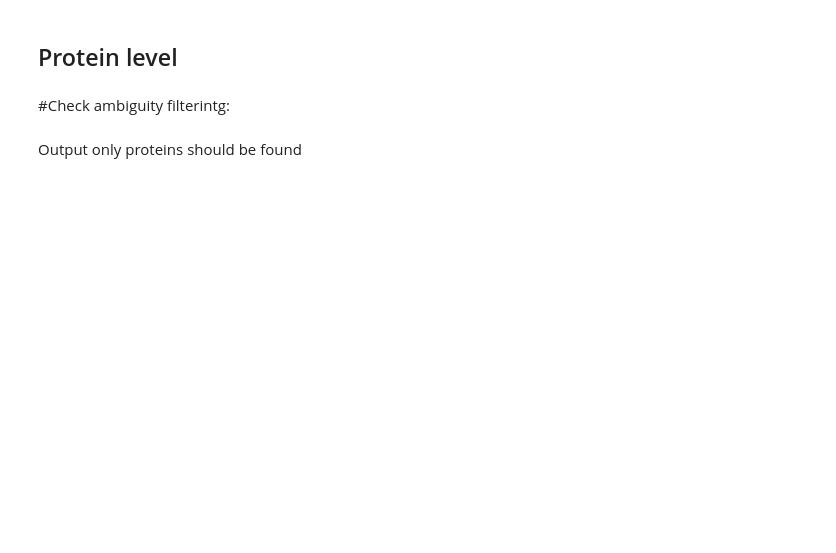
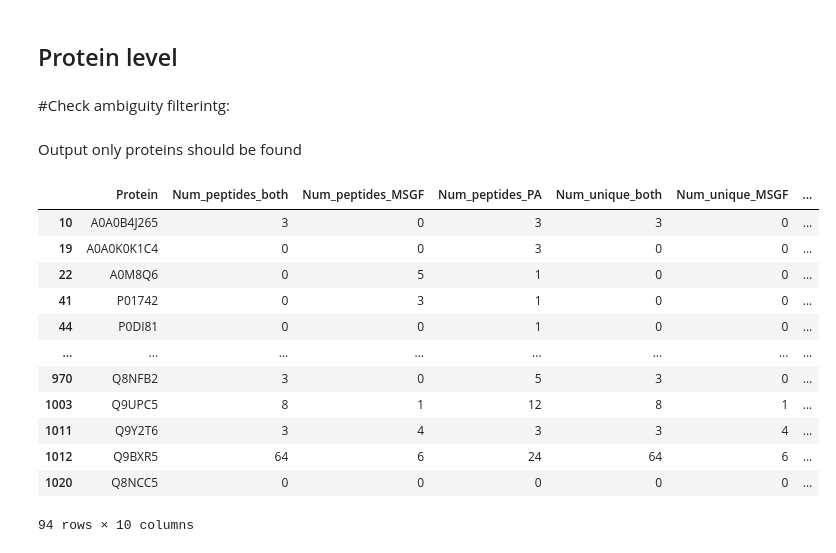
Before and after one commit to Daniel-Xkan/proteinDataRefine, a Jupyter notebook: Evaluate_reanalysis/MSV000096130/reanalysis.ipynb, the cells around one changed output. Drawn from its saved outputs; the diff is of its cells as text; code cells hidden in the pictures; blank space fills up the shorter version.

```diff
--- a/Evaluate_reanalysis/MSV000096130/reanalysis.ipynb
+++ b/Evaluate_reanalysis/MSV000096130/reanalysis.ipynb
@@ -1098,39 +1123,44 @@ Output only proteins should be found
 # %%
 import pandas as pd
 
 # List of proteins to filter (as provided)
 #TODO: Replace with the actual list of proteins you want to filter
 protein_list = [
-    "Q14409", "A0A0K0K1C4", "A0M8Q6", "P0DJD3", "P06310", "A0A075B6R2", "Q96MN9", "P01700", "P01742", "P0DI81",
-    "P22392", "A0A087WSY4", "P61326", "Q9BRT8", "A0A0C4DH68", "A0A075B6K2", "A0A0C4DH55", "A0A5B6", "Q15413",
-    "Q6UX40", "P01615", "Q5EG05", "A0A075B6W5", "A0A075B6I7", "P69892", "Q6IS14", "P68133", "Q5VTL7", "P0CG39",
-    "P0C0S5", "P0DMV8", "Q16617", "O95406", "Q6UWI2", "P0DP23", "O95626", "Q5UAW9", "P0CG47", "Q96L21", "Q9BUW7",
-    "Q9H1U9", "Q8WV19", "Q56UQ5", "Q7Z4L0", "A0A075B767", "P35212", "Q5T1S8", "P47813", "P68104", "Q08AH3",
-    "B0FP48", "Q9Y284", "A0A1B0GUW7", "P06331", "A0A075B6K0", "A0A2R8Y4L2", "P01599", "Q8N112", "A0A0C4DH41",
-    "Q96IZ6", "A0A0C4DH43", "Q6P1Q9", "P0DPH7", "Q49MI3", "Q86VW1", "A0A0C4DH72", "A0A0C4DH35", "A0A0A0MRZ8",
-    "P01614", "P04430", "P01824", "P01709", "P01624", "B2RPK0", "Q96FC9", "A0A2R8Y619", "Q6P461", "P01772",
-    "Q6ZUT3", "Q02161", "A0A087WSY6", "A0A075B6S6", "P62837", "Q9NUN7", "P01768", "Q8NFI4", "A0A075B6N1",
-    "A0A075B6H7", "P01825", "A0A075B6H8", "Q6S8J3", "A0A075B6R9", "P0CG38", "P18089", "P0DME0", "Q13885",
-    "P17538", "O14604", "P59666", "B6A8C7", "P09341", "P98187", "P13164", "P50502", "O95484", "P68431",
-    "P68371", "O75360", "P20231", "Q96DS6", "A8K0Z3", "Q6UXB3", "Q9H0U4", "P0CW19", "Q9BQ87", "P0DTL6",
-    "Q8IZF0", "P62834", "Q7Z602", "A1L157", "Q8IWL1", "Q8IZP2", "A0A0C4DH42", "P01767", "P01593", "Q71UI9",
-    "Q8N131", "A6NK59", "Q9BY64", "A0A1B0GUS4", "A0A0C4DH25", "A0A0C4DH73", "P61224", "A0A0C4DH34", "P01601",
-    "A0A0B4J2H0", "Q9UQ74", "P61254", "Q147U7", "P04433", "Q9Y6W8", "A0A0C4DH36", "P32189", "P01597",
-    "A0A0A6YYC5", "Q96IZ2", "A0A0B4J1X8", "Q86T20", "O43374", "A0A2R8YCJ5", "Q8TCE9", "Q9BVA1", "A0A0C4DH69",
-    "P0CG34", "P86790", "P49682", "P0DTL5", "Q4G0N0", "P0DMM9", "A0A0A0MT36", "Q9Y4E1", "P0DSN7", "P01611",
-    "Q5VYV0", "A5A3E0", "P0DN37", "B3EWG3", "Q8TCE6", "P15515", "Q99879", "P02538", "P47985", "O43423",
-    "Q6PEY2", "Q3KPI0", "Q9BXR5", "Q96JQ5", "Q8N138"
+"A0A0B4J265", "A0A0K0K1C4", "A0M8Q6", "P01742", "P0DI81", "P22392", "P04437", "Q14626", "Q9H1Y3", "A0A584",
+"P01615", "P01893", "Q6ZP29", "O95944", "P69892", "P01270", "P62891", "Q6IS14", "Q9UBX8", "O15492",
+"O94777", "P0DP23", "P13725", "P0CG47", "P16619", "Q9H1C0", "Q9BXC1", "A8K4G0", "Q8WV19", "Q9Y6X1",
+"P51679", "Q6ZSM3", "Q9BYT1", "O15342", "Q5T292", "Q3ZCN5", "A0A0C4DH72", "Q9UN71", "A0A0B4J275", "P01709",
+"P01624", "P09131", "P62837", "P48023", "Q9GZW8", "P16410", "O95214", "A0A0K0K1B3", "Q5VWK5", "A0A075B6H7",
+"Q13651", "P29274", "O14604", "Q8IYL9", "P13164", "P50502", "O95156", "Q7Z713", "Q9H0U4", "Q9BXA5",
+"P01374", "Q496J9", "Q6P1K1", "P21145", "Q86UD3", "Q71UI9", "Q8N131", "Q3BBV0", "A0A1B0GUS4", "A0A0C4DH25",
+"Q96RL6", "P43116", "Q9NUH8", "P04433", "Q9Y6W8", "Q9UNW8", "P10147", "A0A075B6N2", "Q9BVA1", "P86790",
+"Q9H0R8", "Q9Y5G1", "P0DMM9", "Q01113", "Q15465", "P35225", "Q99879", "Q05923", "P47985", "Q8NFB2",
+"Q9UPC5", "Q9Y2T6", "Q9BXR5", "Q8NCC5"
 ]
 
 # Load the protein-level results
 protein_level_file = 'example_protein_reanalysis.tsv'
 protein_df = pd.read_csv(protein_level_file, sep='\t')
 
 # Filter for proteins in the provided list
 filtered_protein_df = protein_df[protein_df['Protein'].isin(protein_list)]
 
 # Save the filtered dataframe
 filtered_protein_df.to_csv('filtered_example_protein_reanalysis.tsv', sep='\t', index=False)
 
 # Optionally display the filtered dataframe
 filtered_protein_df
+# %% [output]
+|  | Protein | Num_peptides_both | Num_peptides_MSGF | Num_peptides_PA | Num_unique_both | Num_unique_MSGF | ... |
+| 10 | A0A0B4J265 | 3 | 0 | 3 | 3 | 0 | ... |
+| 19 | A0A0K0K1C4 | 0 | 0 | 3 | 0 | 0 | ... |
+| 22 | A0M8Q6 | 0 | 5 | 1 | 0 | 0 | ... |
+| 41 | P01742 | 0 | 3 | 1 | 0 | 0 | ... |
+| 44 | P0DI81 | 0 | 0 | 1 | 0 | 0 | ... |
+| ... | ... | ... | ... | ... | ... | ... | ... |
+| 970 | Q8NFB2 | 3 | 0 | 5 | 3 | 0 | ... |
+| 1003 | Q9UPC5 | 8 | 1 | 12 | 8 | 1 | ... |
+| 1011 | Q9Y2T6 | 3 | 4 | 3 | 3 | 4 | ... |
+| 1012 | Q9BXR5 | 64 | 6 | 24 | 64 | 6 | ... |
+| 1020 | Q8NCC5 | 0 | 0 | 0 | 0 | 0 | ... |
+94 rows × 10 columns
```
Also changed, not shown: parts of 4 cells of this notebook, 13 other files.
